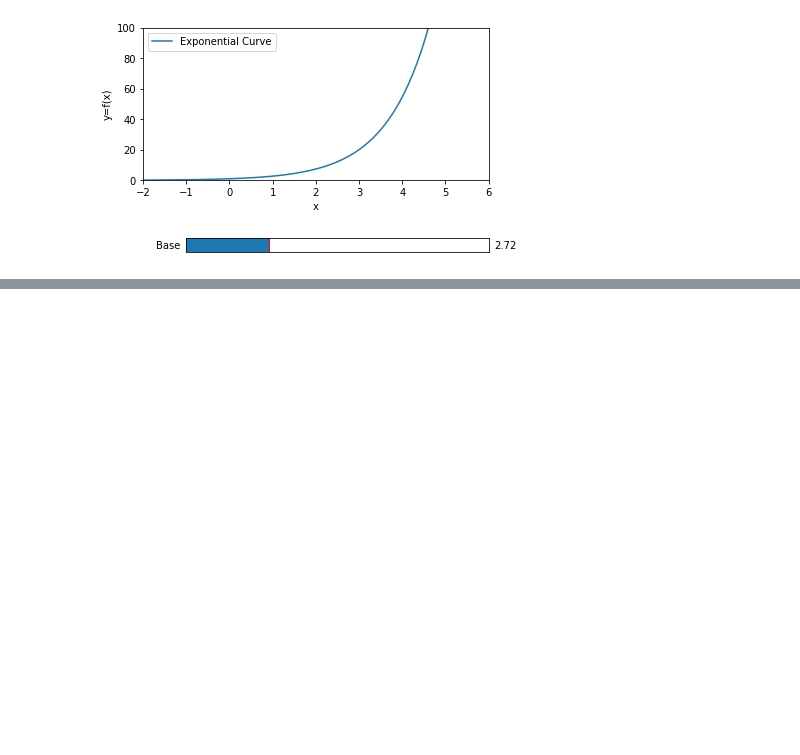
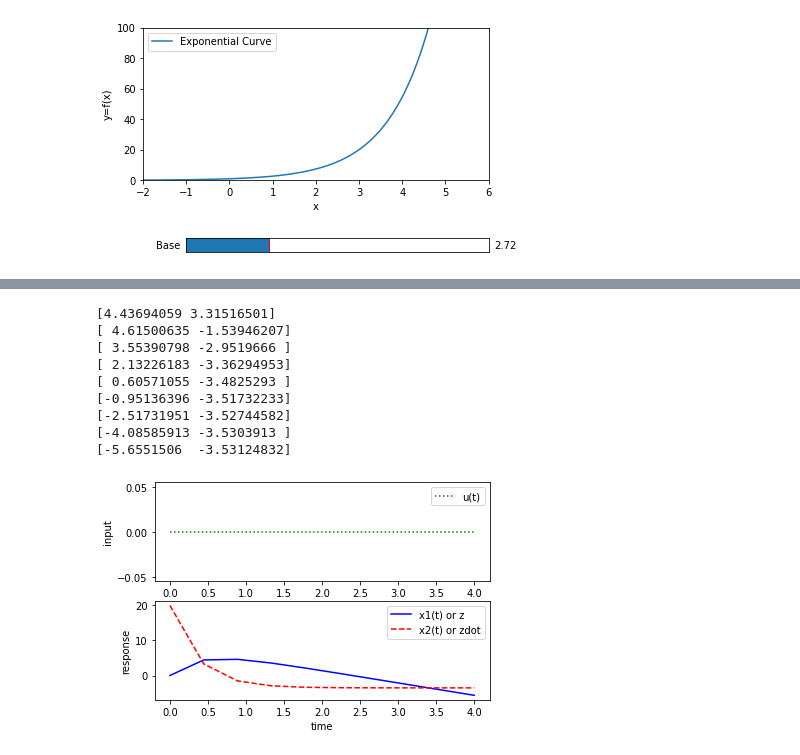
Before and after one commit to vkjadon/aerial-robotics-drone-quadcopter, a Jupyter notebook: 4SODE.ipynb, the cells around one changed output, grey strips where cells are left out. Cells and saved outputs as stored; diff of their text form; code cells hidden in the pictures; blank space fills up the shorter version.

```diff
--- a/4SODE.ipynb
+++ b/4SODE.ipynb
@@ -233,0 +683,80 @@ plt.show()
+# %%
+import numpy as np
+from scipy.integrate import odeint
+import matplotlib.pyplot as plt
+
+c=0.5
+k=0
+g=9.81
+mass=0.18
+
+# function that returns dz/dt
+def model(z,t,u):
+    x1=z[0]     # Intial Condition for First FODE
+    x2=z[1]     # Initial condition for Second FODE
+    dx1dt=x2                    # First FODE
+    dx2dt=(u-c*x2-k*x1)/mass-g  # Seconf FODE
+    dxdt = [dx1dt,dx2dt]
+    return dxdt
+
+# initial condition
+z0=[0,20]
+
+# number of time points
+finalTime=4
+timeSteps=10
+
+# time points
+time=np.linspace(0,finalTime,timeSteps)
+
+# step input
+u=np.zeros(timeSteps)
+# change to 2.0 at time = 5.0
+#u[5:]=12.0
+
+# store solution
+x1=np.empty_like(time)
+x2=np.empty_like(time)
+
+# record initial conditions
+x1[0]=z0[0]   # x1 or z
+x2[0]=z0[1]   # x2 or zdot
+
+# solve ODE
+for i in range(1,timeSteps):
+    # span for next time step
+    timeSpan=[time[i-1],time[i]]
+    # solve for next step
+    z=odeint(model,z0,timeSpan,args=(u[i],))
+    # store solution for plotting
+    x1[i]=z[1][0]
+    x2[i]=z[1][1]
+    # next initial condition
+    z0=z[1]
+    print(z0)
+
+# plot results
+plt.subplot(2,1,1)
+plt.plot(time,u,'g:',label='u(t)')
+plt.ylabel('input')
+plt.xlabel('time')
+plt.legend(loc='best')
+
+plt.subplot(2,1,2)
+plt.plot(time,x1,'b-',label='x1(t) or z')
+plt.plot(time,x2,'r--',label='x2(t) or zdot')
+plt.ylabel('response')
+plt.xlabel('time')
+plt.legend(loc='best')
+plt.show()
+# %% [output]
+[4.43694059 3.31516501]
+[ 4.61500635 -1.53946207]
+[ 3.55390798 -2.9519666 ]
+[ 2.13226183 -3.36294953]
+[ 0.60571055 -3.4825293 ]
+[-0.95136396 -3.51732233]
+[-2.51731951 -3.52744582]
+[-4.08585913 -3.5303913 ]
+[-5.6551506  -3.53124832]
+[figure, added]
```
Also changed, not shown: parts of 8 cells of this notebook.
